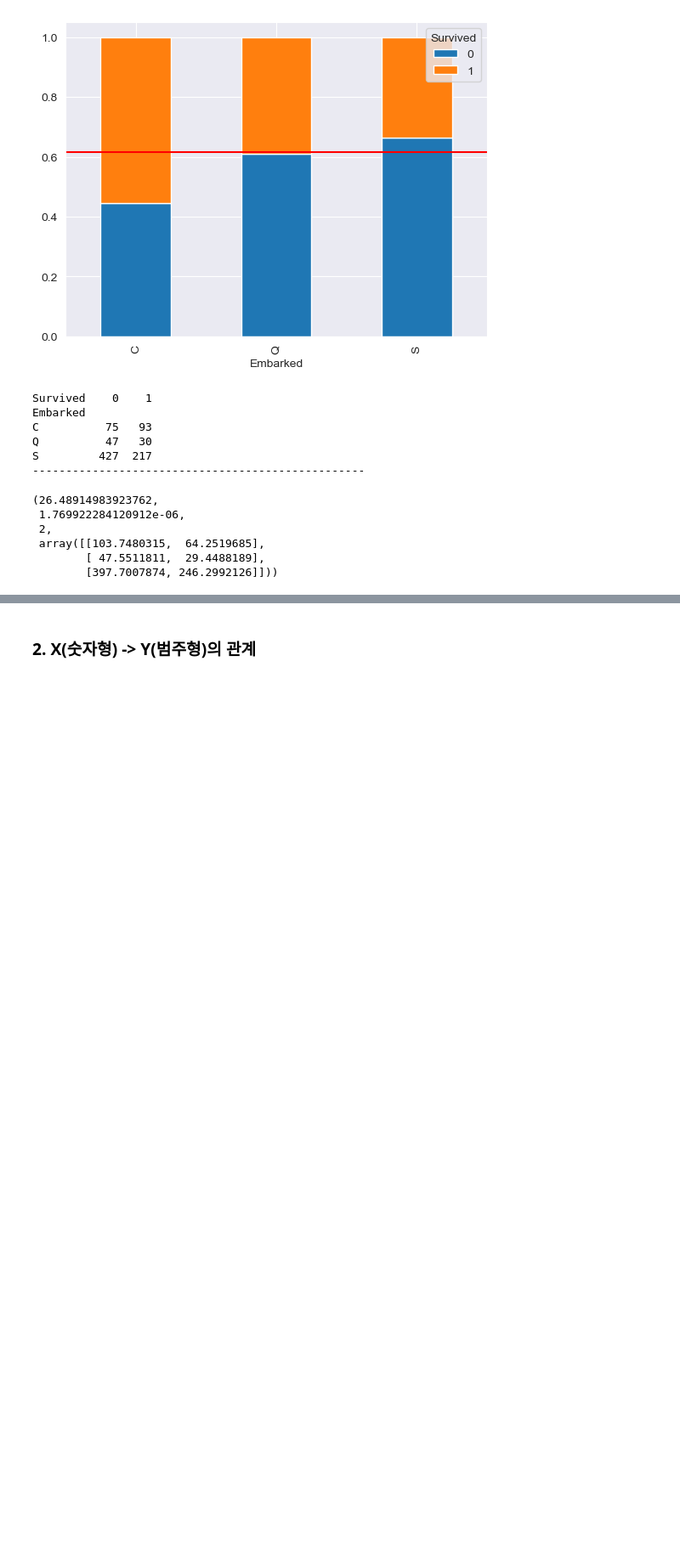
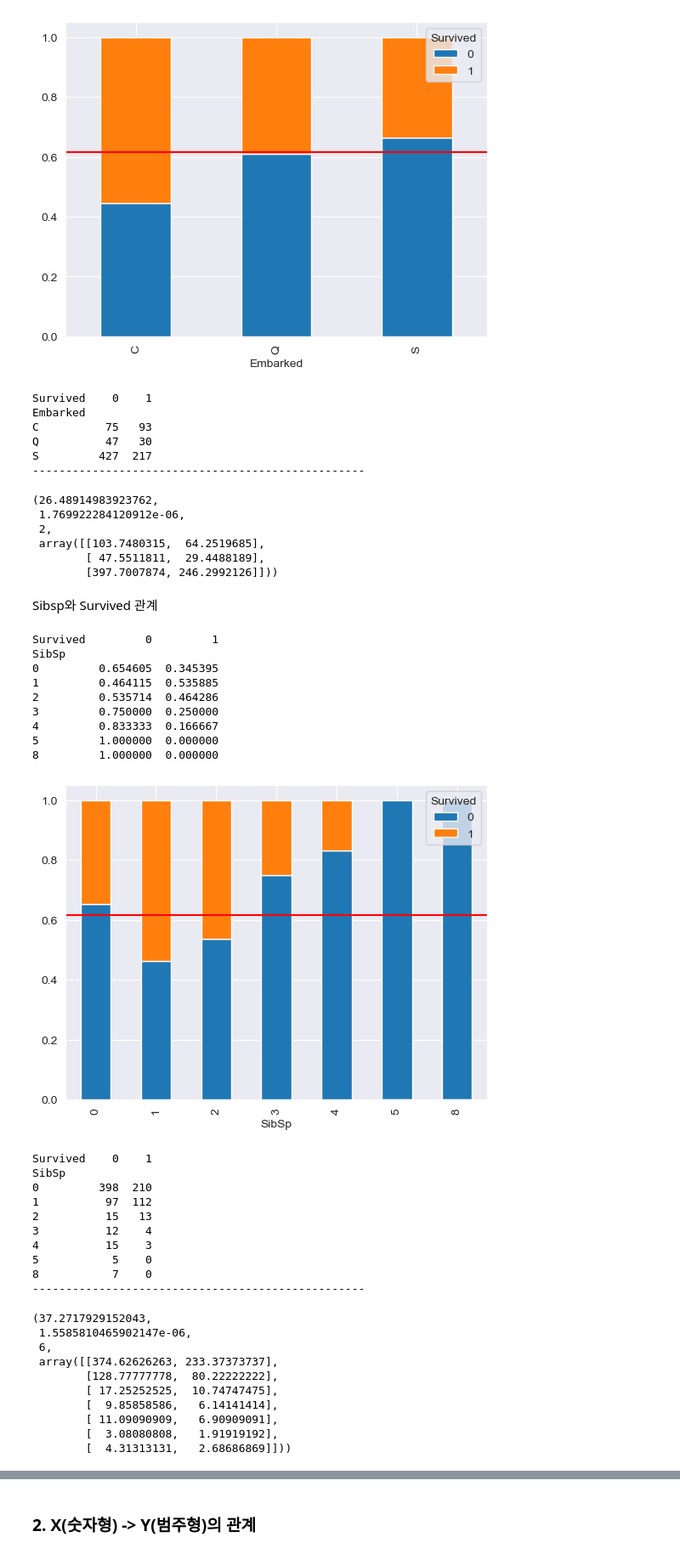
Before and after one commit to HongkyuRyu/Study_For_MachineLearning, a Jupyter notebook: 03 Titanic basic EDA Practice.ipynb, the cells around one changed output, grey strips where cells are left out. Shown: that part at 85% size. Saved outputs shown, nothing was run; the diff lists cells and outputs as text; code cells hidden in the pictures; blank space fills up the shorter version.

```diff
--- a/03 Titanic basic EDA Practice.ipynb
+++ b/03 Titanic basic EDA Practice.ipynb
@@ -318,3 +318,49 @@ S         427  217
  array([[103.7480315,  64.2519685],
         [ 47.5511811,  29.4488189],
         [397.7007874, 246.2992126]]))
+# %% [markdown]
+Sibsp와 Survived 관계
+# %%
+target = 'Survived'
+temp = pd.crosstab(train['SibSp'], train[target], normalize = 'index')
+print(temp)
+temp.plot.bar(stacked=True)
+plt.axhline(1-train['Survived'].mean(), color = 'r')
+plt.show()
+
+table = pd.crosstab(train['SibSp'], train[target])
+print(table)
+print('-' * 50)
+# 2) 카이제곱검정
+spst.chi2_contingency(table)
+# %% [output]
+Survived         0         1
+SibSp
+0         0.654605  0.345395
+1         0.464115  0.535885
+2         0.535714  0.464286
+3         0.750000  0.250000
+4         0.833333  0.166667
+5         1.000000  0.000000
+8         1.000000  0.000000
+[figure, added]
+Survived    0    1
+SibSp
+0         398  210
+1          97  112
+2          15   13
+3          12    4
+4          15    3
+5           5    0
+8           7    0
+--------------------------------------------------
+(37.2717929152043,
+ 1.5585810465902147e-06,
+ 6,
+ array([[374.62626263, 233.37373737],
+        [128.77777778,  80.22222222],
+        [ 17.25252525,  10.74747475],
+        [  9.85858586,   6.14141414],
+        [ 11.09090909,   6.90909091],
+        [  3.08080808,   1.91919192],
+        [  4.31313131,   2.68686869]]))
```
Also changed, not shown: parts of 12 cells of this notebook.
